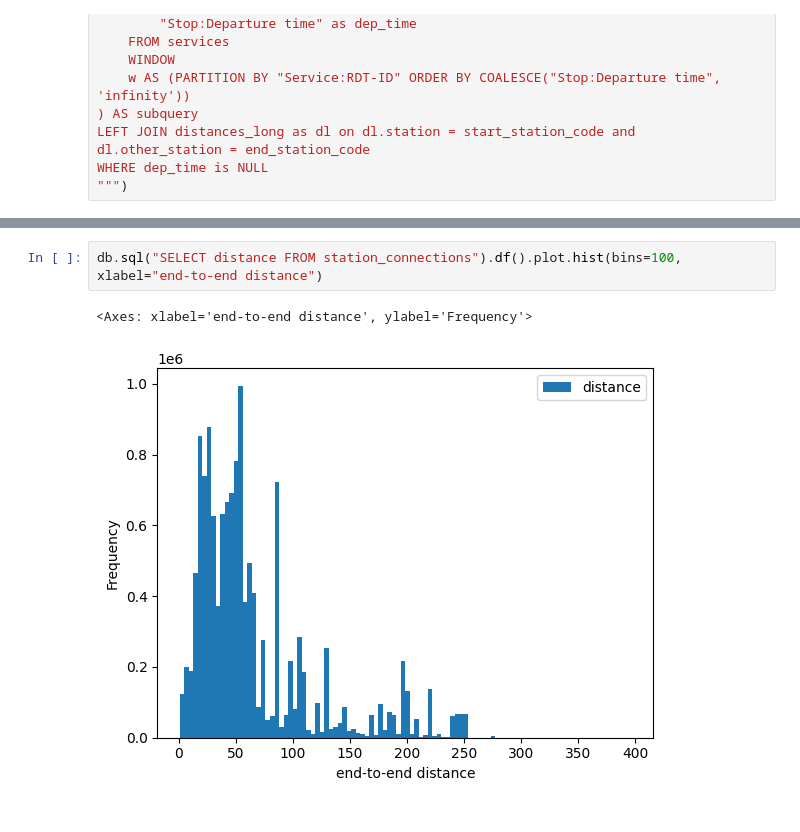
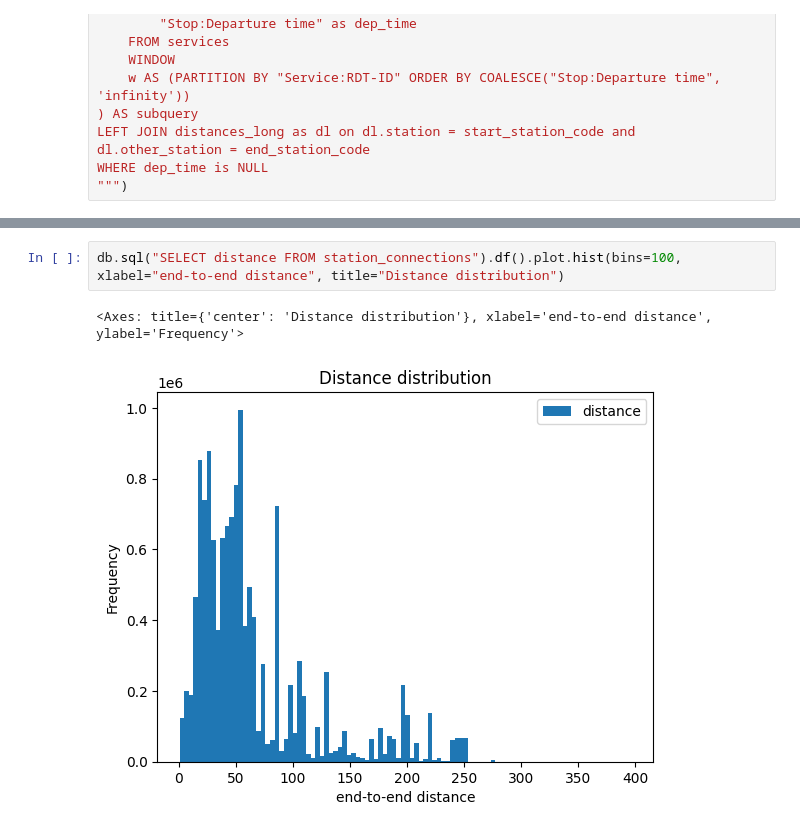
Before and after one commit to mnozkiewicz/MLOPS, a Jupyter notebook: lab2/homework.ipynb, the cells around one changed output, grey strips where cells are left out. Drawn from its saved outputs; the diff is of its cells as text.

```diff
--- a/lab2/homework.ipynb
+++ b/lab2/homework.ipynb
@@ -318,5 +293,5 @@ WHERE dep_time is NULL
 # %%
-db.sql("SELECT distance FROM station_connections").df().plot.hist(bins=100, xlabel="end-to-end distance")
+db.sql("SELECT distance FROM station_connections").df().plot.hist(bins=100, xlabel="end-to-end distance", title="Distance distribution")
 # %% [output]
-<Axes: xlabel='end-to-end distance', ylabel='Frequency'>
+<Axes: title={'center': 'Distance distribution'}, xlabel='end-to-end distance', ylabel='Frequency'>
-[figure, old version]
+[figure, new version]
```
Also changed, not shown: parts of 22 cells of this notebook.
